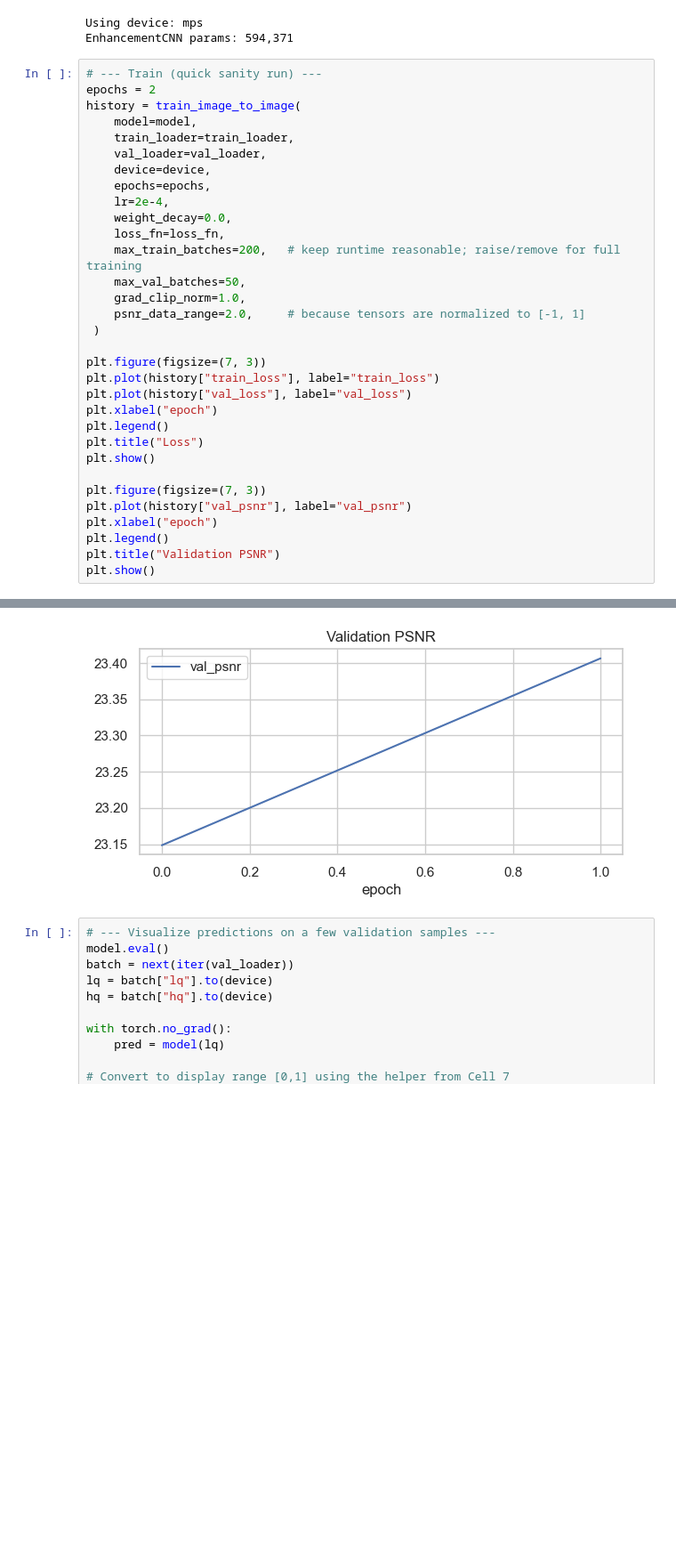
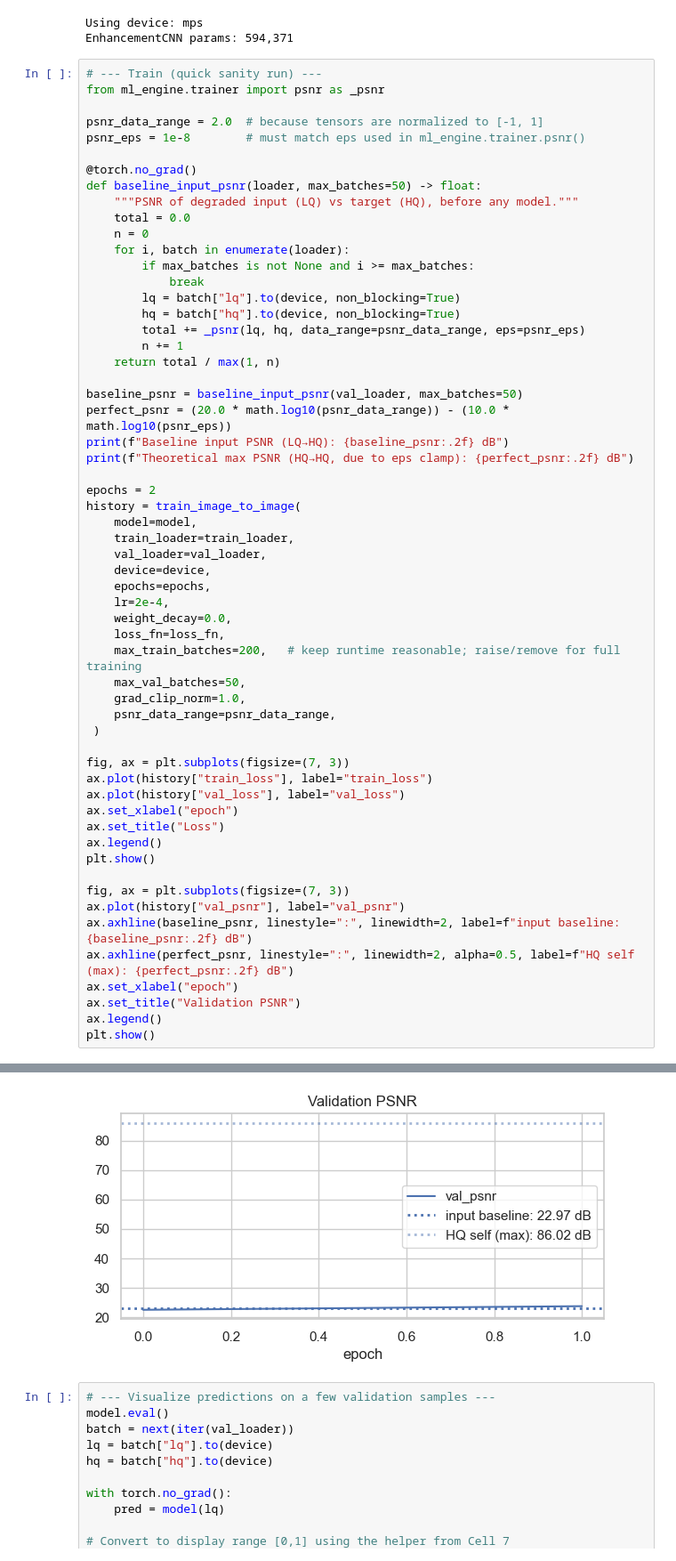
Before and after one commit to RyanKoes/Image-Enhancement-Tool, a Jupyter notebook: notebooks/cnn.ipynb, the cells around one changed output, grey strips where cells are left out. Shown at 89% size. Cells and saved outputs as stored; diff of their text form; blank space fills up the shorter version.

Commit message:
Full CNN baseline scaffolding complete

```diff
--- a/notebooks/cnn.ipynb
+++ b/notebooks/cnn.ipynb
@@ -253,6 +253,30 @@ Using device: mps
 EnhancementCNN params: 594,371
 # %%
 # --- Train (quick sanity run) ---
+from ml_engine.trainer import psnr as _psnr
+
+psnr_data_range = 2.0  # because tensors are normalized to [-1, 1]
+psnr_eps = 1e-8        # must match eps used in ml_engine.trainer.psnr()
+
+@torch.no_grad()
+def baseline_input_psnr(loader, max_batches=50) -> float:
+    """PSNR of degraded input (LQ) vs target (HQ), before any model."""
+    total = 0.0
+    n = 0
+    for i, batch in enumerate(loader):
+        if max_batches is not None and i >= max_batches:
+            break
+        lq = batch["lq"].to(device, non_blocking=True)
+        hq = batch["hq"].to(device, non_blocking=True)
+        total += _psnr(lq, hq, data_range=psnr_data_range, eps=psnr_eps)
+        n += 1
+    return total / max(1, n)
+
+baseline_psnr = baseline_input_psnr(val_loader, max_batches=50)
+perfect_psnr = (20.0 * math.log10(psnr_data_range)) - (10.0 * math.log10(psnr_eps))
+print(f"Baseline input PSNR (LQ→HQ): {baseline_psnr:.2f} dB")
+print(f"Theoretical max PSNR (HQ→HQ, due to eps clamp): {perfect_psnr:.2f} dB")
+
 epochs = 2
 history = train_image_to_image(
     model=model,
@@ -266,21 +290,23 @@ history = train_image_to_image(
     max_train_batches=200,   # keep runtime reasonable; raise/remove for full training
     max_val_batches=50,
     grad_clip_norm=1.0,
-    psnr_data_range=2.0,     # because tensors are normalized to [-1, 1]
+    psnr_data_range=psnr_data_range,
  )
 
-plt.figure(figsize=(7, 3))
-plt.plot(history["train_loss"], label="train_loss")
-plt.plot(history["val_loss"], label="val_loss")
-plt.xlabel("epoch")
-plt.legend()
-plt.title("Loss")
+fig, ax = plt.subplots(figsize=(7, 3))
+ax.plot(history["train_loss"], label="train_loss")
+ax.plot(history["val_loss"], label="val_loss")
+ax.set_xlabel("epoch")
+ax.set_title("Loss")
+ax.legend()
 plt.show()
 
-plt.figure(figsize=(7, 3))
-plt.plot(history["val_psnr"], label="val_psnr")
-plt.xlabel("epoch")
-plt.legend()
-plt.title("Validation PSNR")
+fig, ax = plt.subplots(figsize=(7, 3))
+ax.plot(history["val_psnr"], label="val_psnr")
+ax.axhline(baseline_psnr, linestyle=":", linewidth=2, label=f"input baseline: {baseline_psnr:.2f} dB")
+ax.axhline(perfect_psnr, linestyle=":", linewidth=2, alpha=0.5, label=f"HQ self (max): {perfect_psnr:.2f} dB")
+ax.set_xlabel("epoch")
+ax.set_title("Validation PSNR")
+ax.legend()
 plt.show()
 # %% [output]
@@ -290,4 +318,4 @@ Epoch 2/2 | train_loss=0.0931 | val_loss=0.0979 | val_psnr=23.41
-[figure, old version]
+[figure, new version]
 # %%
 # --- Visualize predictions on a few validation samples ---
 model.eval()
```
Also changed, not shown: parts of 7 cells of this notebook, 5 other files.
